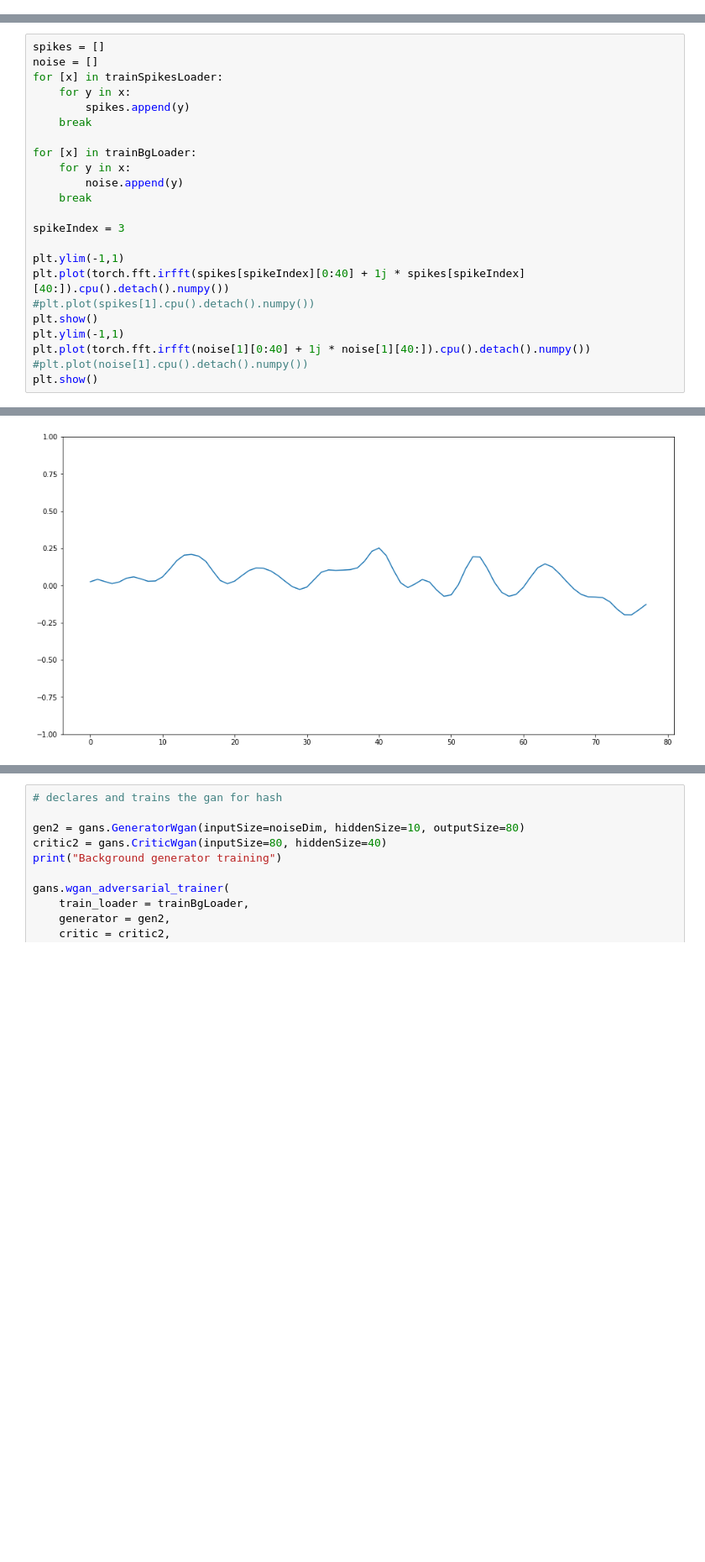
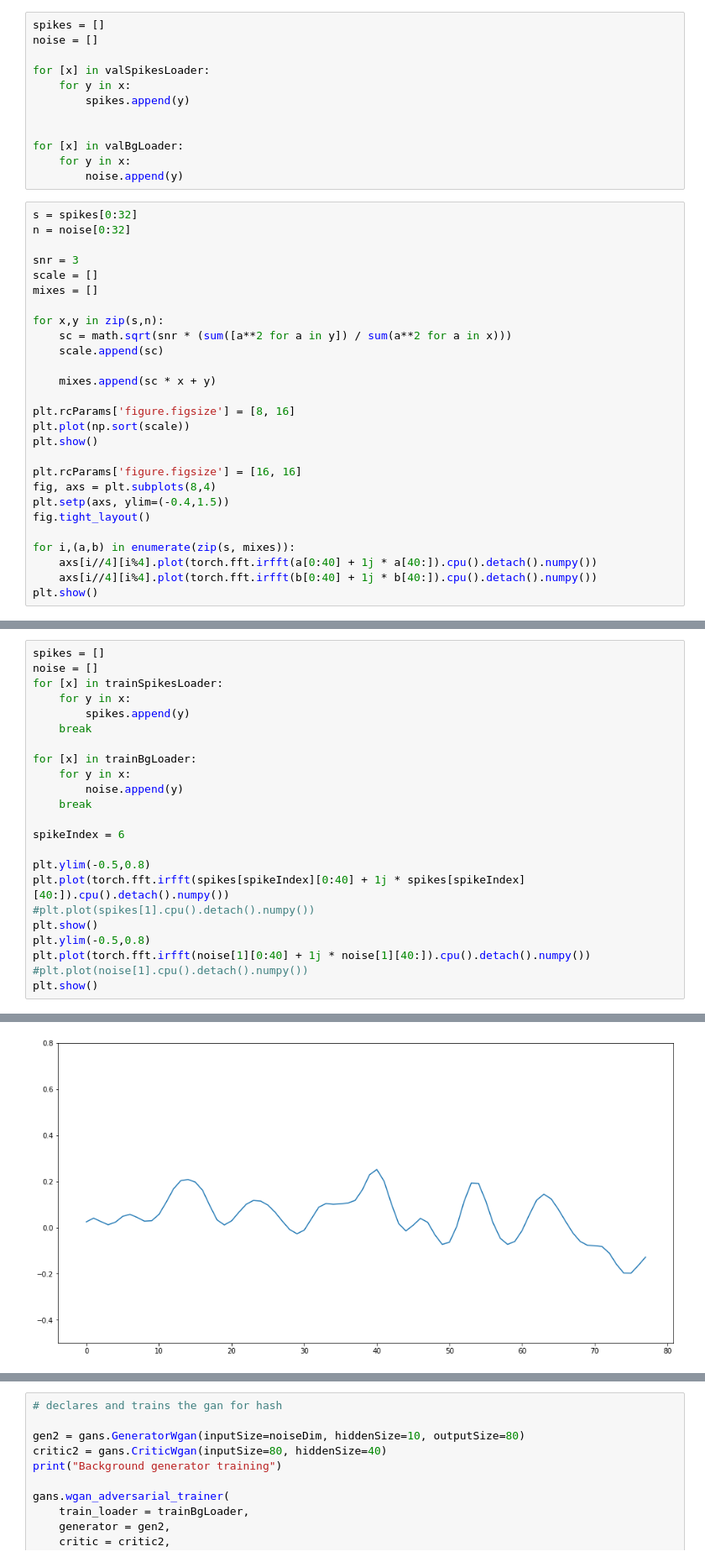
Before and after one commit to AlexDodon/sourceseparation_misc, a Jupyter notebook: time_series.ipynb, the cells around one changed output, grey strips where cells are left out. Shown at 84% size. Cells and saved outputs as stored; diff of their text form; blank space fills up the shorter version.

```diff
--- a/time_series.ipynb
+++ b/time_series.ipynb
@@ -61,0 +51,39 @@ testBgLoader = pickle.load(open(f"../data/testBgLoader.drowned{toLoad}.pickle",
+# %%
+spikes = []
+noise = []
+
+for [x] in valSpikesLoader:
+    for y in x:
+        spikes.append(y)
+
+
+for [x] in valBgLoader:
+    for y in x:
+        noise.append(y)
+# %%
+s = spikes[0:32]
+n = noise[0:32]
+
+snr = 3
+scale = []
+mixes = []
+
+for x,y in zip(s,n):
+    sc = math.sqrt(snr * (sum([a**2 for a in y]) / sum(a**2 for a in x)))
+    scale.append(sc)
+
+    mixes.append(sc * x + y)
+
+plt.rcParams['figure.figsize'] = [8, 16]
+plt.plot(np.sort(scale))
+plt.show()
+
+plt.rcParams['figure.figsize'] = [16, 16]
+fig, axs = plt.subplots(8,4)
+plt.setp(axs, ylim=(-0.4,1.5))
+fig.tight_layout()
+
+for i,(a,b) in enumerate(zip(s, mixes)):
+    axs[i//4][i%4].plot(torch.fft.irfft(a[0:40] + 1j * a[40:]).cpu().detach().numpy())
+    axs[i//4][i%4].plot(torch.fft.irfft(b[0:40] + 1j * b[40:]).cpu().detach().numpy())
+plt.show()
@@ -72,13 +134,13 @@ for [x] in trainBgLoader:
         noise.append(y)
     break
 
-spikeIndex = 3
+spikeIndex = 6
 
-plt.ylim(-1,1)
+plt.ylim(-0.5,0.8)
 plt.plot(torch.fft.irfft(spikes[spikeIndex][0:40] + 1j * spikes[spikeIndex][40:]).cpu().detach().numpy())
 #plt.plot(spikes[1].cpu().detach().numpy())
 plt.show()
-plt.ylim(-1,1)
+plt.ylim(-0.5,0.8)
 plt.plot(torch.fft.irfft(noise[1][0:40] + 1j * noise[1][40:]).cpu().detach().numpy())
 #plt.plot(noise[1].cpu().detach().numpy())
 plt.show()
@@ -87,4 +149,4 @@ plt.show()
-[figure, old version]
+[figure, new version]
 # %%
 # declares and trains the gan for spikes
 
```
Also changed, not shown: parts of 21 cells of this notebook, 1 other file.
